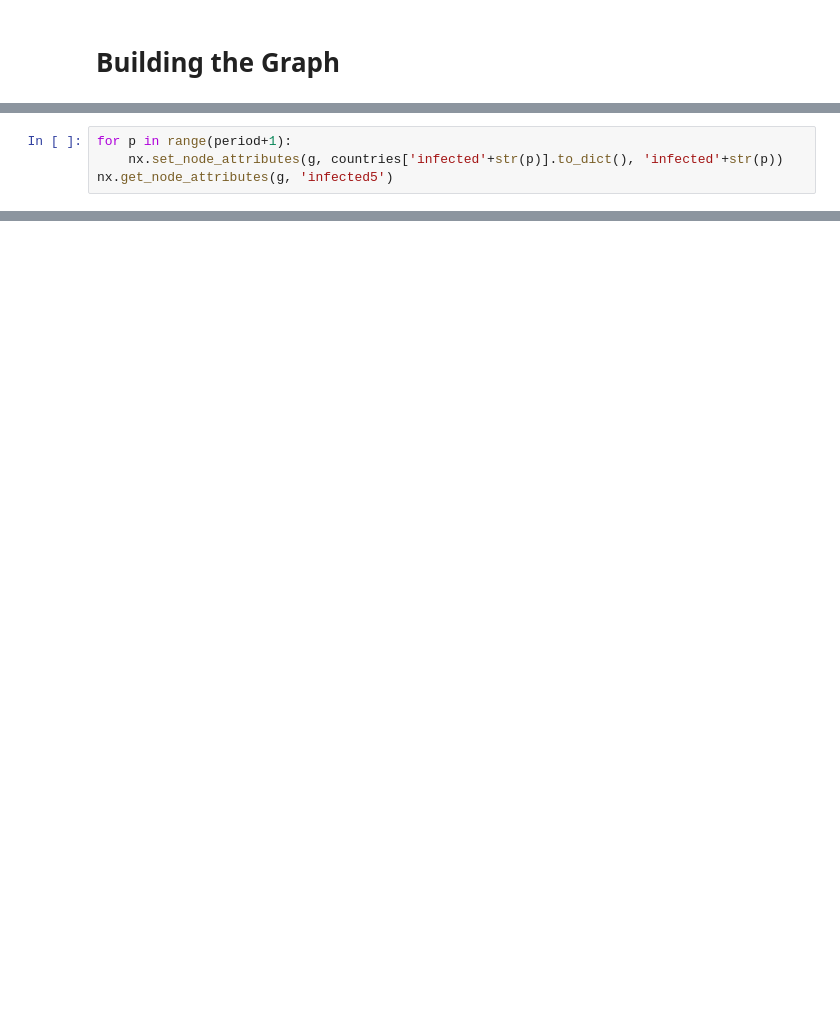
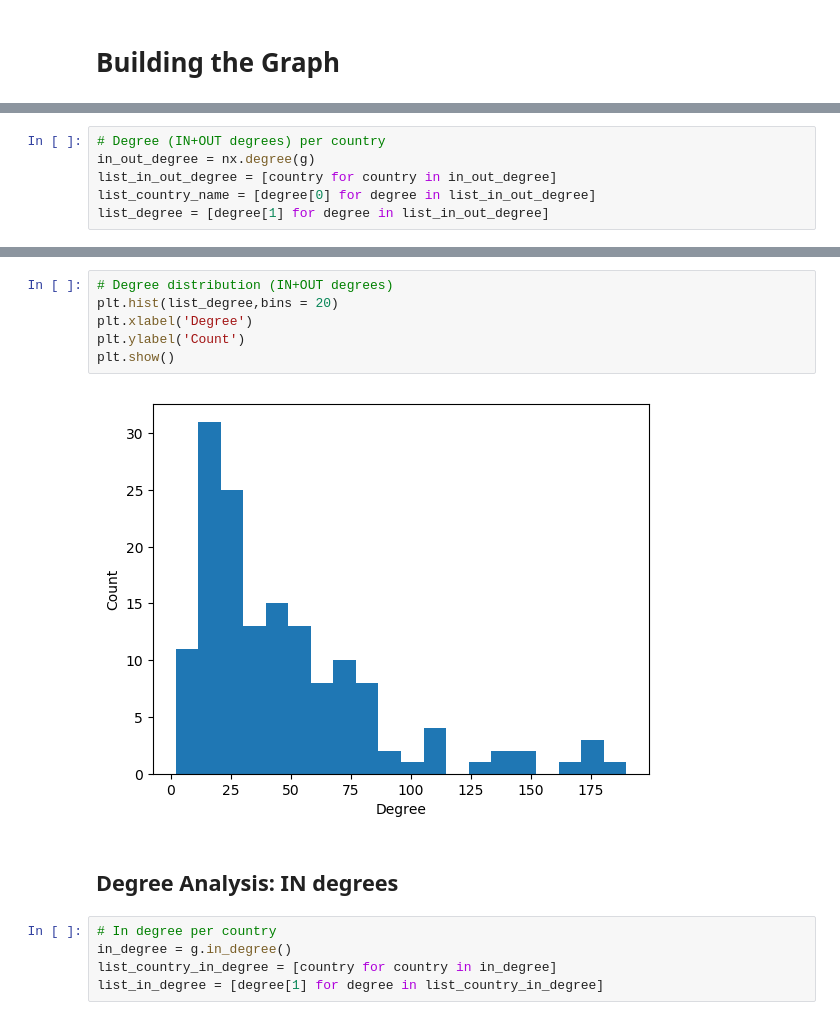
Before and after one commit to jllcentraleessec/NGSA-Epidemic-Prediction, a Jupyter notebook: NGSA_Project.ipynb, the cells around one changed output, grey strips where cells are left out. Drawn from its saved outputs; the diff is of its cells as text; blank space fills up the shorter version.

```diff
--- a/NGSA_Project.ipynb
+++ b/NGSA_Project.ipynb
@@ -420,4 +364,0 @@ KeyError: 'Afghanistan'
-# %%
-for p in range(period+1):
-    nx.set_node_attributes(g, countries['infected'+str(p)].to_dict(), 'infected'+str(p))
-nx.get_node_attributes(g, 'infected5')
@@ -458,0 +367,6 @@ SyntaxError: invalid syntax (<ipython-input-53-1229e4fbec83>, line 5)
+# %%
+# Degree (IN+OUT degrees) per country
+in_out_degree = nx.degree(g)
+list_in_out_degree = [country for country in in_out_degree]
+list_country_name = [degree[0] for degree in list_in_out_degree]
+list_degree = [degree[1] for degree in list_in_out_degree]
@@ -458,0 +388,15 @@ SyntaxError: invalid syntax (<ipython-input-53-1229e4fbec83>, line 5)
+# %%
+# Degree distribution (IN+OUT degrees)
+plt.hist(list_degree,bins = 20)
+plt.xlabel('Degree')
+plt.ylabel('Count')
+plt.show()
+# %% [output]
+[figure, added]
+# %% [markdown]
+## Degree Analysis: IN degrees
+# %%
+# In degree per country
+in_degree = g.in_degree()
+list_country_in_degree = [country for country in in_degree]
+list_in_degree = [degree[1] for degree in list_country_in_degree]
```
Also changed, not shown: parts of 37 cells of this notebook.
